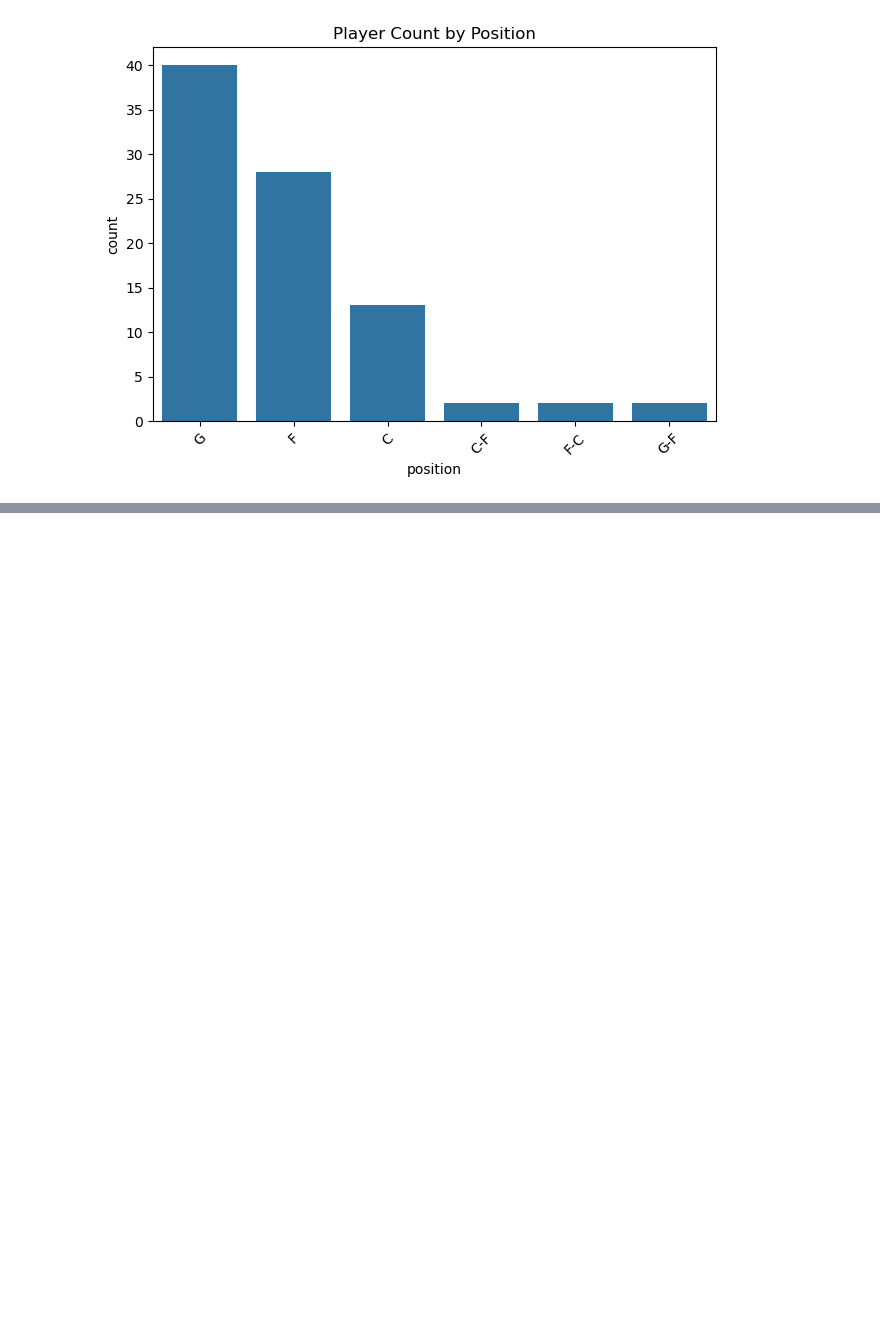
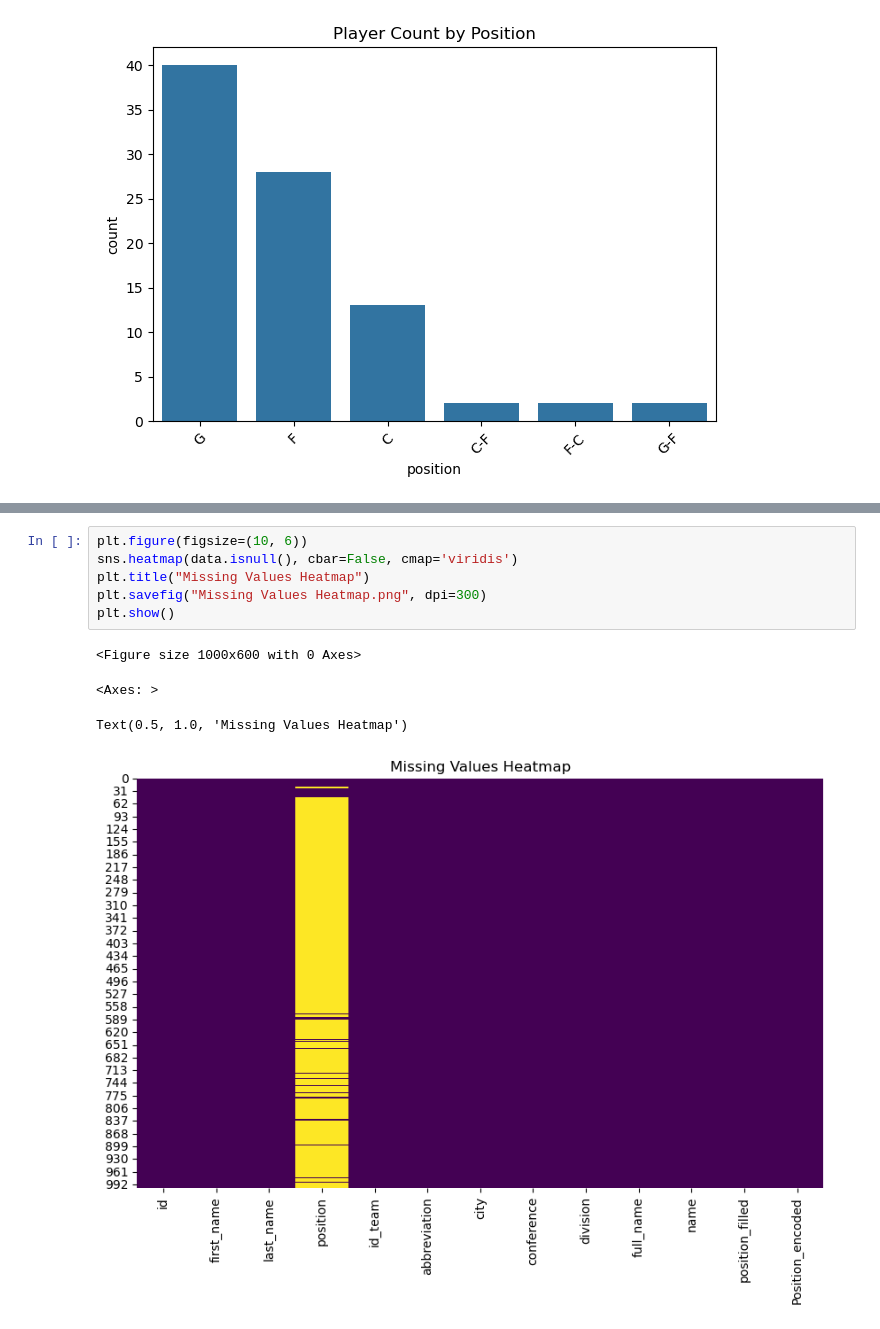
Before and after one commit to KeneanDita/Exploratory-Data-Analysis-EDA-, a Jupyter notebook: NBA Players.ipynb, the cells around one changed output, grey strips where cells are left out. Cells and saved outputs as stored; diff of their text form; blank space fills up the shorter version.

```diff
--- a/NBA Players.ipynb
+++ b/NBA Players.ipynb
@@ -122,3 +139,14 @@ Passing `palette` without assigning `hue` is deprecated and will be removed in v
 <Axes: xlabel='conference', ylabel='count'>
 Text(0.5, 1.0, 'Players per Conference')
 [figure]
+# %%
+plt.figure(figsize=(10, 6))
+sns.heatmap(data.isnull(), cbar=False, cmap='viridis')
+plt.title("Missing Values Heatmap")
+plt.savefig("Missing Values Heatmap.png", dpi=300)
+plt.show()
+# %% [output]
+<Figure size 1000x600 with 0 Axes>
+<Axes: >
+Text(0.5, 1.0, 'Missing Values Heatmap')
+[figure, added]
```
Also changed, not shown: parts of 11 cells of this notebook.
